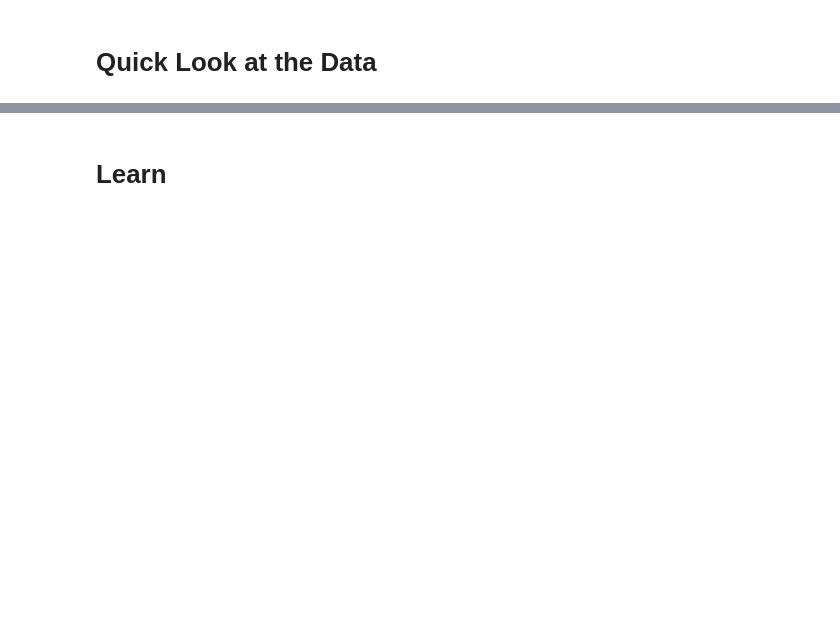
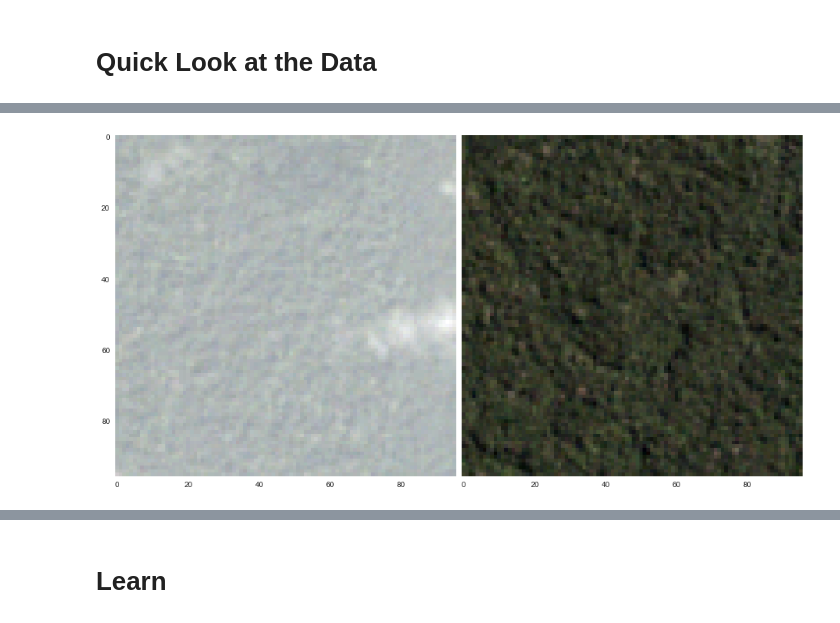
Before and after one commit to norman-thomas/kaggle-planet-amazon, a Jupyter notebook: Amazon.ipynb, the cells around one changed output, grey strips where cells are left out. Saved outputs shown, nothing was run; the diff lists cells and outputs as text; code cells hidden in the pictures; blank space fills up the shorter version.

```diff
--- a/Amazon.ipynb
+++ b/Amazon.ipynb
@@ -148,12 +243,14 @@ display(
 # %%
 def my_preprocess(img):
-    img = mean_normalize(img)
+    img = normalize(img)
     return img
 
 preprocess = my_preprocess
 
 si = np.array(sample_images[:2])
 display(unnormalize(preprocess(si)))
+# %% [output]
+[figure, added]
 # %%
 display(
     [unnormalize(preprocess(img)) for img in sample_images],
```
Also changed, not shown: parts of 22 cells of this notebook, 5 other files.
